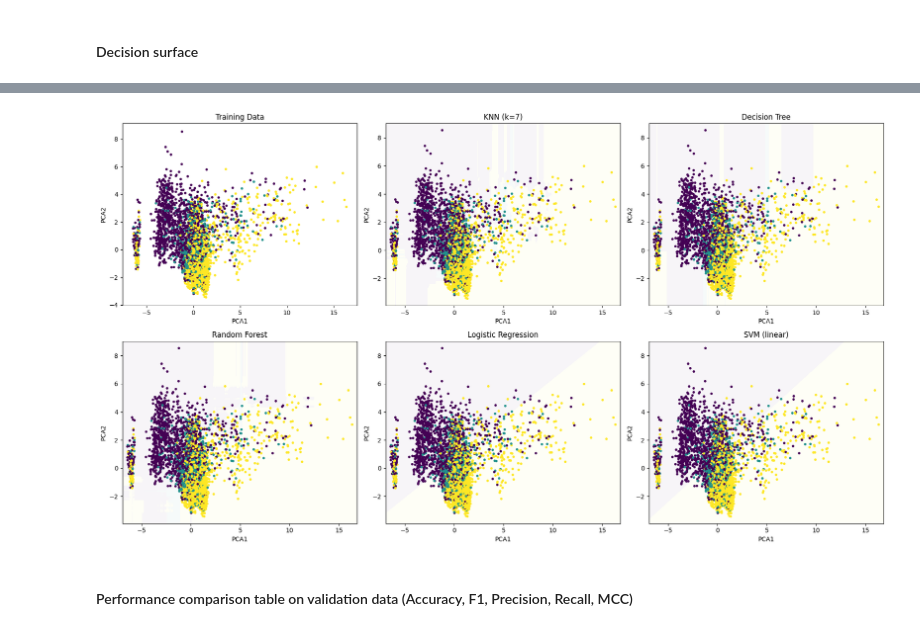
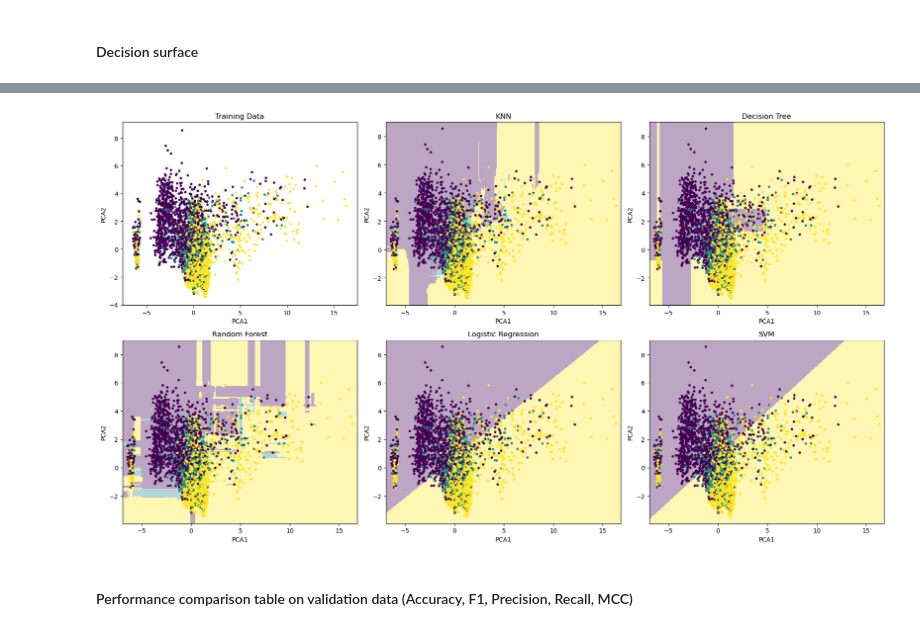
Before and after one commit to itmam07/data-science-miniproject, a Jupyter notebook: main.ipynb, the cells around one changed output, grey strips where cells are left out. Drawn from its saved outputs; the diff is of its cells as text; code cells hidden in the pictures.

```diff
--- a/main.ipynb
+++ b/main.ipynb
@@ -268,6 +325,10 @@ Also they removed any unexplainable outliers.
 # %% [markdown]
 ## 5. Data Preparation
 1. Different pipelines per algorithm (SVM, DT, RF, kNN, Logistic Regression) including splitting into train-validation sets with stratification
+# %%
+# Split into train/validation
+X_train, X_test, y_train, y_test = train_test_split(
+    X, Y, test_size=0.3, random_state=my_random_state, stratify=Y)
 # %%
 # kNN
 knn_pipeline = Pipeline(
@@ -394,13 +474,17 @@ print(grid_search.best_score_)
 #### Decision Tree GridSearch
 # %%
 dt_param_grid = [{'dt__criterion': ['gini', 'entropy'],
+                  'dt__splitter': ['best', 'random'],
                   'dt__max_depth': range(1, 20),
-                  'dt__min_samples_leaf': range(1, 20)}]
+                  'dt__min_samples_leaf': range(1, 20),
+                  'dt__max_features': [None, 'sqrt', 'log2'],
+                  'dt__min_samples_split': [2, 5, 10]}]
 
-grid_search = GridSearchCV(dt_pipeline, dt_param_grid, cv=5, scoring='accuracy', n_jobs=-1)
+dt_grid_search = GridSearchCV(dt_pipeline, dt_param_grid,
+                              cv=5, scoring='accuracy', n_jobs=-1)
 
-grid_search.fit(X, Y)
+dt_grid_search.fit(X_train, y_train)
 
-print(grid_search.best_params_)
-print(grid_search.best_score_)
+print(dt_grid_search.best_params_)
+print(dt_grid_search.best_score_)
 # %% [output]
@@ -411,69 +503,88 @@ print(grid_search.best_score_)
 # %% [markdown]
 #### Decision surface
 # %%
-from sklearn.preprocessing import StandardScaler
 
-# --- plot function from dsai book ---
+
+# --- Plot decision surface without altering the model ---
 def plot_decision_surface(model, X, Y, ax=None, title=None):
-    h = .01  # step size in the mesh
+    h = .05
     x_min, x_max = X.iloc[:, 0].min() - .5, X.iloc[:, 0].max() + .5
     y_min, y_max = X.iloc[:, 1].min() - .5, X.iloc[:, 1].max() + .5
     xx, yy = np.meshgrid(np.arange(x_min, x_max, h),
                          np.arange(y_min, y_max, h))
 
-    model.fit(X.values, Y)
-    Z = model.predict(np.c_[xx.ravel(), yy.ravel()]).reshape(xx.shape)
+    # Convert mesh to DataFrame with same column names
+    X_mesh = pd.DataFrame(np.c_[xx.ravel(), yy.ravel()], columns=X.columns)
+    Z = model.predict(X_mesh).reshape(xx.shape)
 
     if ax is None:
         plt.figure()
         ax = plt.gca()
     ax.set_xlim(xx.min(), xx.max())
     ax.set_ylim(yy.min(), yy.max())
-    ax.pcolormesh(xx, yy, Z, alpha=0.04, shading='auto')
+    ax.pcolormesh(xx, yy, Z, alpha=0.35, shading='auto')
     ax.scatter(X.iloc[:, 0], X.iloc[:, 1], c=Y, marker='.')
 
     ax.set_xlabel(X.columns[0])
     ax.set_ylabel(X.columns[1])
     ax.set_title(title if title else str(model))
 
+
 # --- Encode target labels ---
 le = LabelEncoder()
 Y_encoded = le.fit_transform(Y)
 
-# --- Reduce features to 2D with PCA ---
-pipeline = Pipeline([
+# --- Reduce features to 2D with PCA (once for plotting only) ---
+pca_pipeline = Pipeline([
     ('scaler', StandardScaler()),
     ('pca', PCA(n_components=2))
 ])
-X_2d_array = pipeline.fit_transform(X)
+X_2d_array = pca_pipeline.fit_transform(X)
 X_2d = pd.DataFrame(X_2d_array, columns=['PCA1', 'PCA2'])
 
-# --- Classifiers with best params from grid search ---
-models = [
-    ("KNN (k=7)", KNeighborsClassifier(n_neighbors=7, weights='uniform', metric='manhattan')),
-    ("Decision Tree", DecisionTreeClassifier(criterion='entropy', max_depth=7, min_samples_leaf=4)),
-    ("Random Forest", RandomForestClassifier(criterion='gini', max_depth=11, min_samples_leaf=1)),
-    ("Logistic Regression", LogisticRegression(solver='liblinear', penalty='l1', dual=False,
-                                               fit_intercept=True, max_iter=5000)),
-    ("SVM (linear)", SVC(kernel='linear', gamma=0.01, C=1))
+# --- Extract best parameter sets from GridSearchCV results (do NOT reuse models) ---
+model_specs = [
+    ("KNN", KNeighborsClassifier, knn_grid_search.best_params_),
+    ("Decision Tree", DecisionTreeClassifier, dt_grid_search.best_params_),
+    ("Random Forest", RandomForestClassifier, rf_grid_search.best_params_),
+    ("Logistic Regression", LogisticRegression, logreg_grid_search.best_params_),
+    ("SVM", SVC, svm_grid_search.best_params_)
 ]
+
+# --- Create cloned estimators for PCA-transformed plotting only ---
+plotting_models = []
+for name, cls, best_params in model_specs:
+    # Strip prefixes like 'clf__' or 'dt__' from param grid keys
+    clean_params = {k.split('__')[-1]: v for k, v in best_params.items()}
+    estimator = cls(**clean_params)
+    # Clone the PCA pipeline and append classifier
+    plot_pipeline = Pipeline([
+        ('clf', estimator)
+    ])
+    print(name, clean_params, estimator)
+    # Fit on the original full dataset, but only for the PCA visualization
+    plot_pipeline.fit(X_2d, Y_encoded)
+    print(plot_pipeline)
+    plotting_models.append((name, plot_pipeline))
+
 
 # --- Plotting ---
 fig, axes = plt.subplots(2, 3, figsize=(18, 10))
 axes = axes.flatten()
 
-# First plot: training data only (no model)
+# First plot: data
 axes[0].scatter(X_2d.iloc[:, 0], X_2d.iloc[:, 1], c=Y_encoded, marker='.')
 axes[0].set_title("Training Data")
 axes[0].set_xlabel("PCA1")
 axes[0].set_ylabel("PCA2")
 
-# Remaining plots: decision surfaces
-for i, (name, model) in enumerate(models, start=1):
+# Remaining plots
+for i, (name, model) in enumerate(plotting_models, start=1):
+    # Reuse transformed PCA data for input; model includes PCA inside too
     plot_decision_surface(model, X_2d, Y_encoded, ax=axes[i], title=name)
 
-# Turn off extra plots if any
-for j in range(len(models)+1, len(axes)):
+# Hide unused axes
+for j in range(len(plotting_models) + 1, len(axes)):
     axes[j].axis('off')
 
 plt.tight_layout()
@@ -482,4 +613,4 @@ plt.show()
-[figure, old version]
+[figure, new version]
 # %% [markdown]
 #### Performance comparison table on validation data (Accuracy, F1, Precision, Recall, MCC)
 # %%
```
Also changed, not shown: parts of 20 cells of this notebook.
